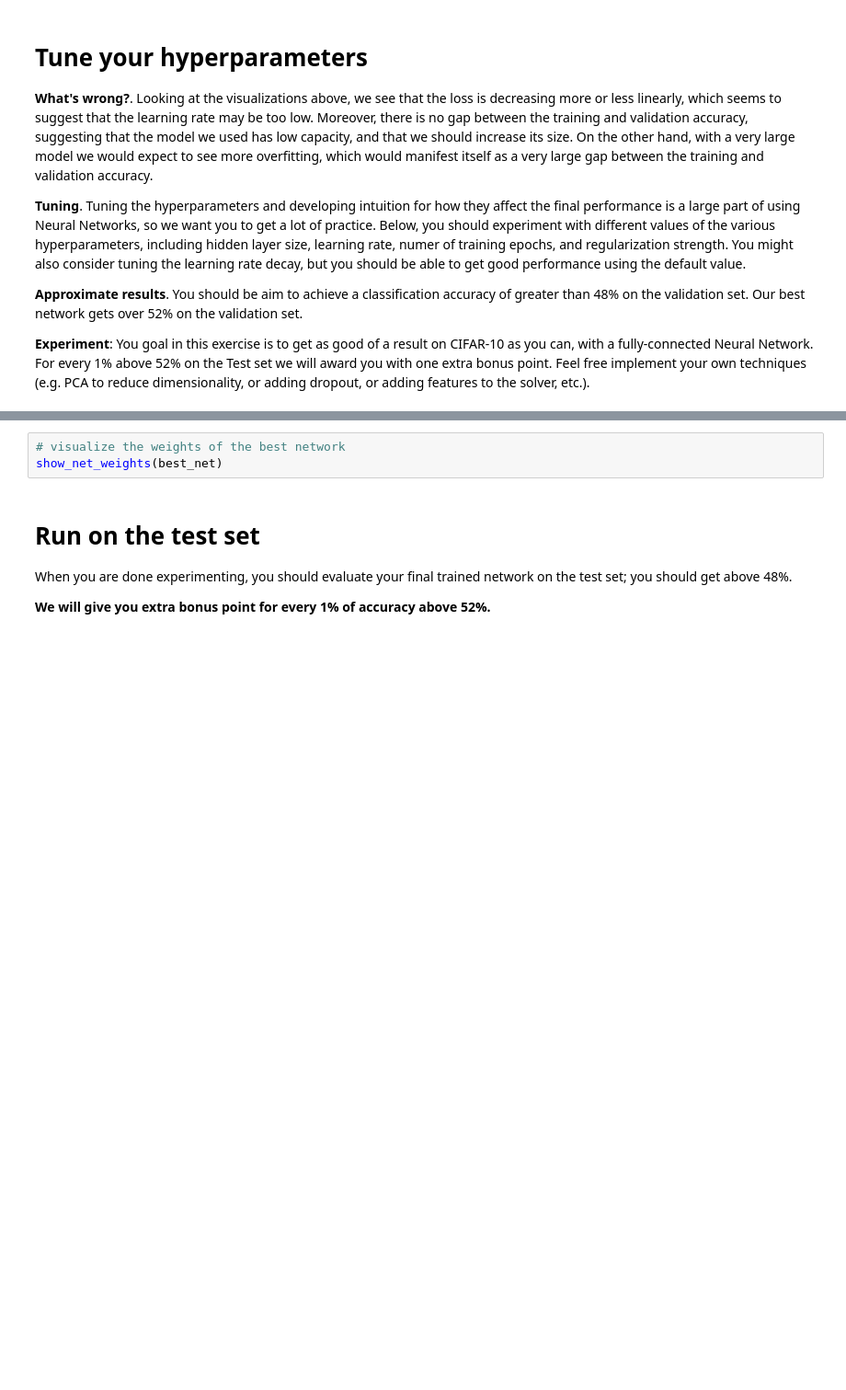
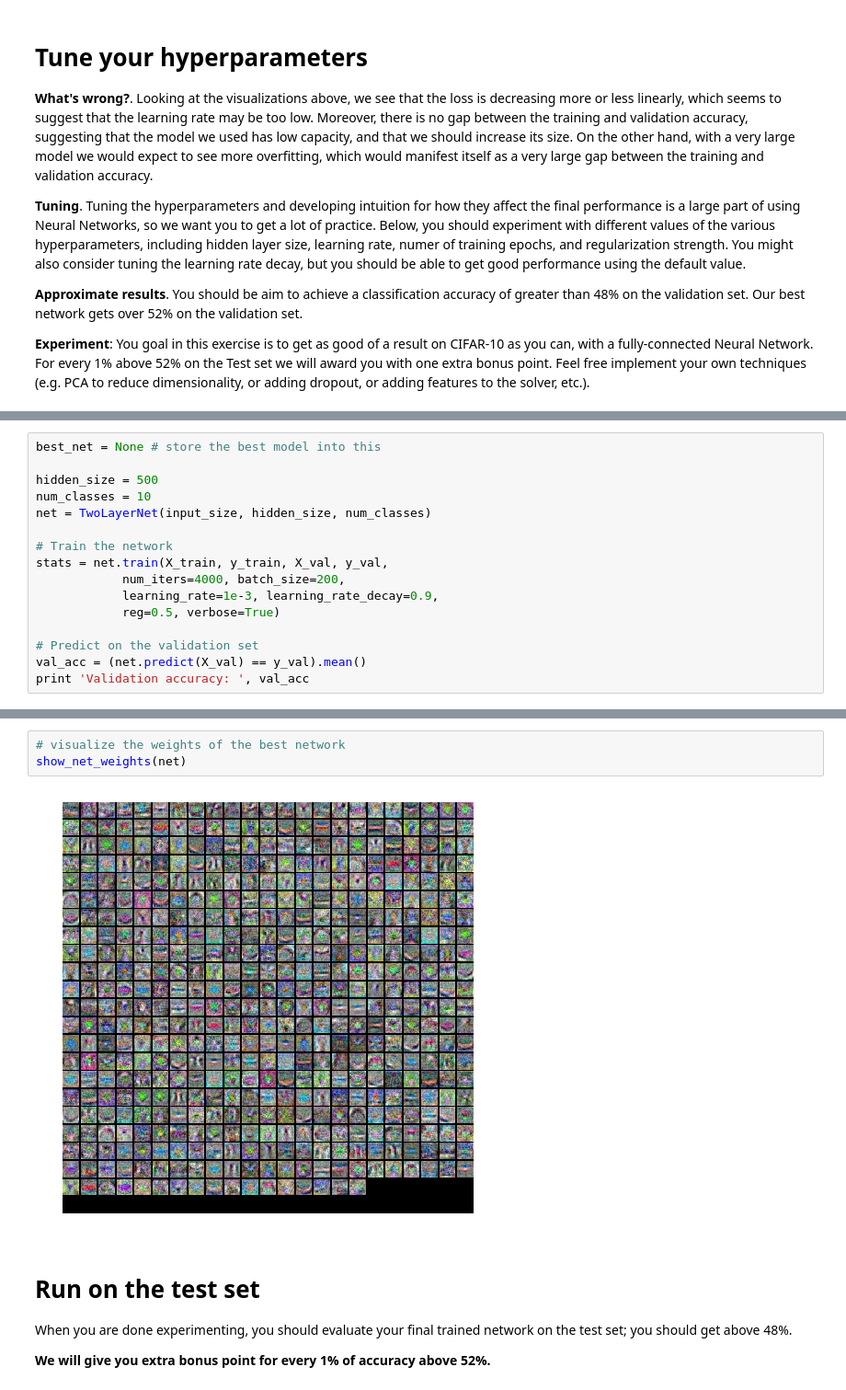
Before and after one commit to kmrov/cs231n, a Jupyter notebook: assignment1/two_layer_net.ipynb, the cells around one changed output, grey strips where cells are left out. Shown at 92% size. Cells and saved outputs as stored; diff of their text form; blank space fills up the shorter version.

Commit message:
Assignment 1, Q4: hyperparameter tuning, 54% accuracy.

```diff
--- a/assignment1/two_layer_net.ipynb
+++ b/assignment1/two_layer_net.ipynb
@@ -298,0 +280,16 @@ pass
+# %%
+best_net = None # store the best model into this
+
+hidden_size = 500
+num_classes = 10
+net = TwoLayerNet(input_size, hidden_size, num_classes)
+
+# Train the network
+stats = net.train(X_train, y_train, X_val, y_val,
+            num_iters=4000, batch_size=200,
+            learning_rate=1e-3, learning_rate_decay=0.9,
+            reg=0.5, verbose=True)
+
+# Predict on the validation set
+val_acc = (net.predict(X_val) == y_val).mean()
+print 'Validation accuracy: ', val_acc
@@ -299,6 +314,8 @@ pass
 # %%
 # visualize the weights of the best network
-show_net_weights(best_net)
+show_net_weights(net)
+# %% [output]
+[figure, added]
 # %% [markdown]
 # Run on the test set
 When you are done experimenting, you should evaluate your final trained network on the test set; you should get above 48%.
```
Also changed, not shown: parts of 3 cells of this notebook.
